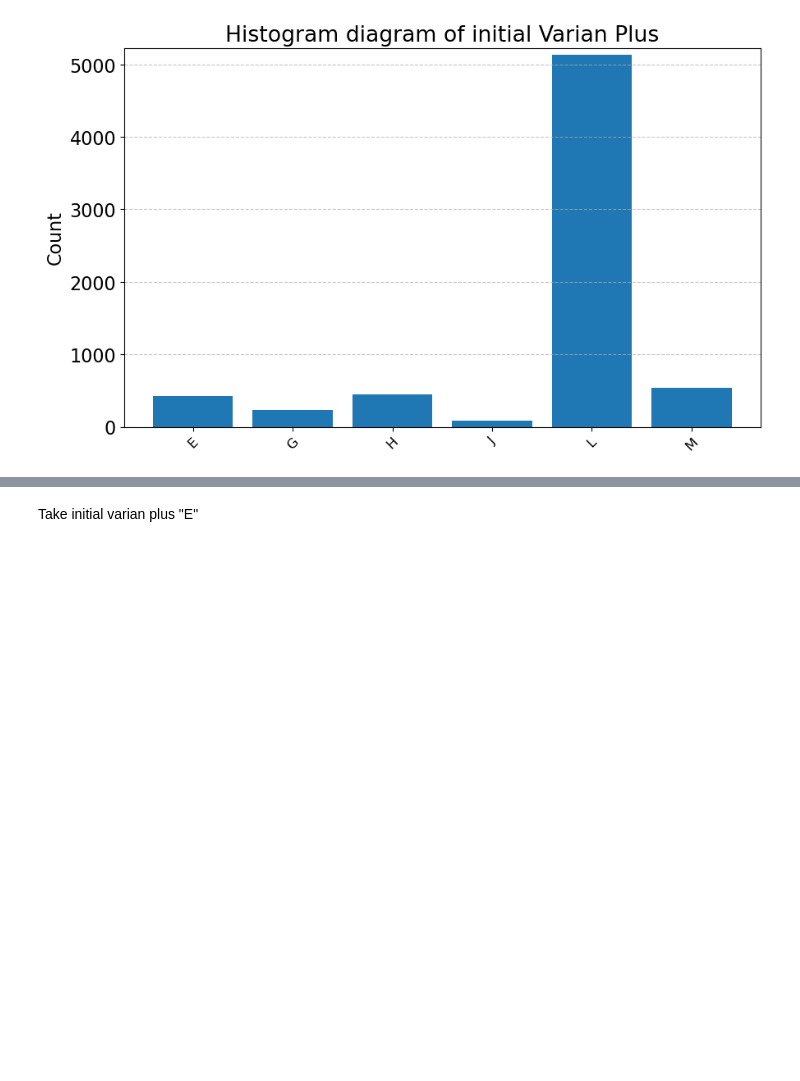
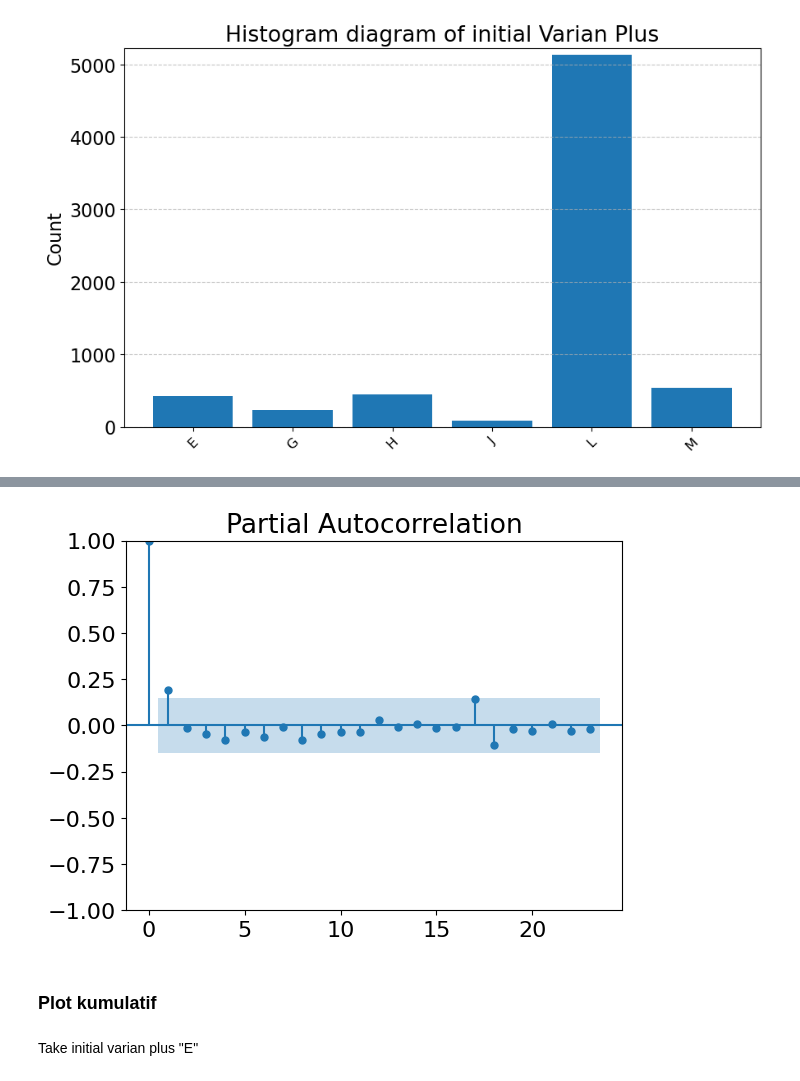
Before and after one commit to anajesset/tugas-akhirr, a Jupyter notebook: exploration.ipynb, the cells around one changed output, grey strips where cells are left out. Saved outputs shown, nothing was run; the diff lists cells and outputs as text; code cells hidden in the pictures; blank space fills up the shorter version.

```diff
--- a/exploration.ipynb
+++ b/exploration.ipynb
@@ -261,3 +313,9 @@ plt.show(fig)
+# %%
+plot_pacf(df_E_count["count"]);
+# %% [output]
+[figure, added]
+# %% [markdown]
+### Plot kumulatif
 # %% [markdown]
 Take initial varian plus "E"
 # %%
```
Also changed, not shown: parts of 6 cells of this notebook.
